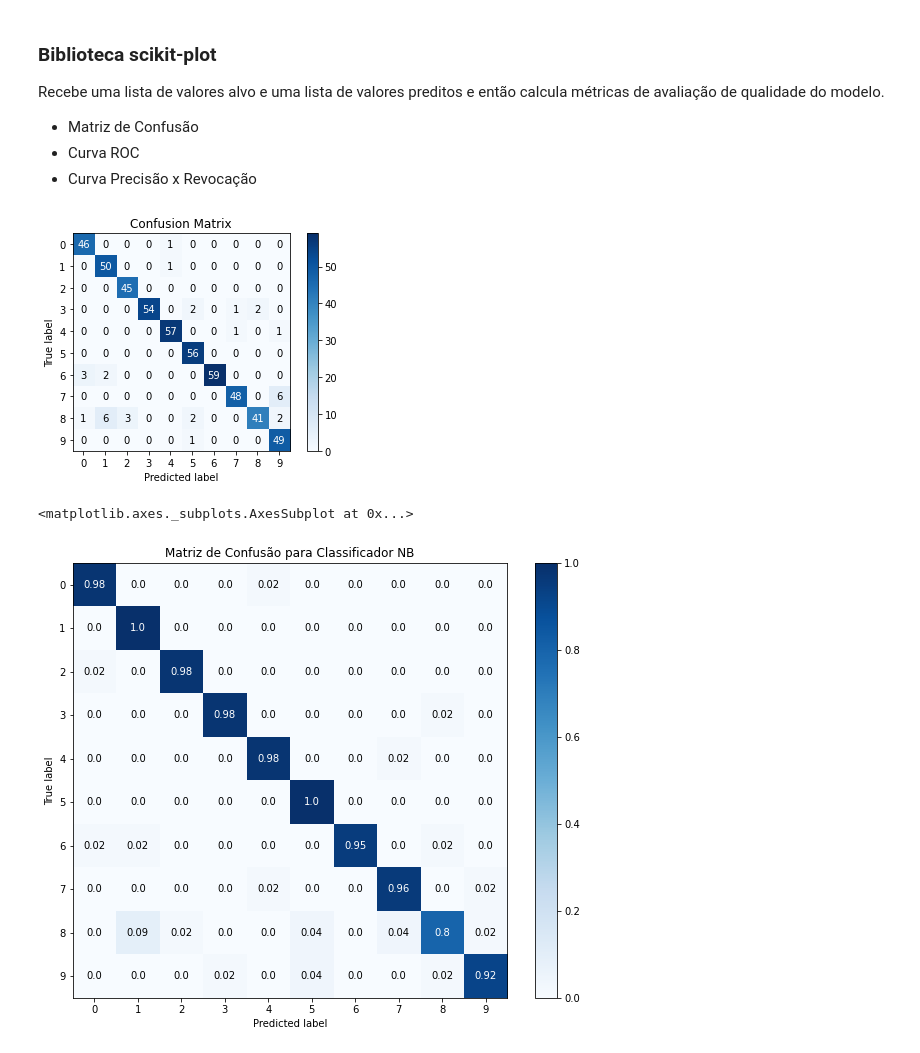
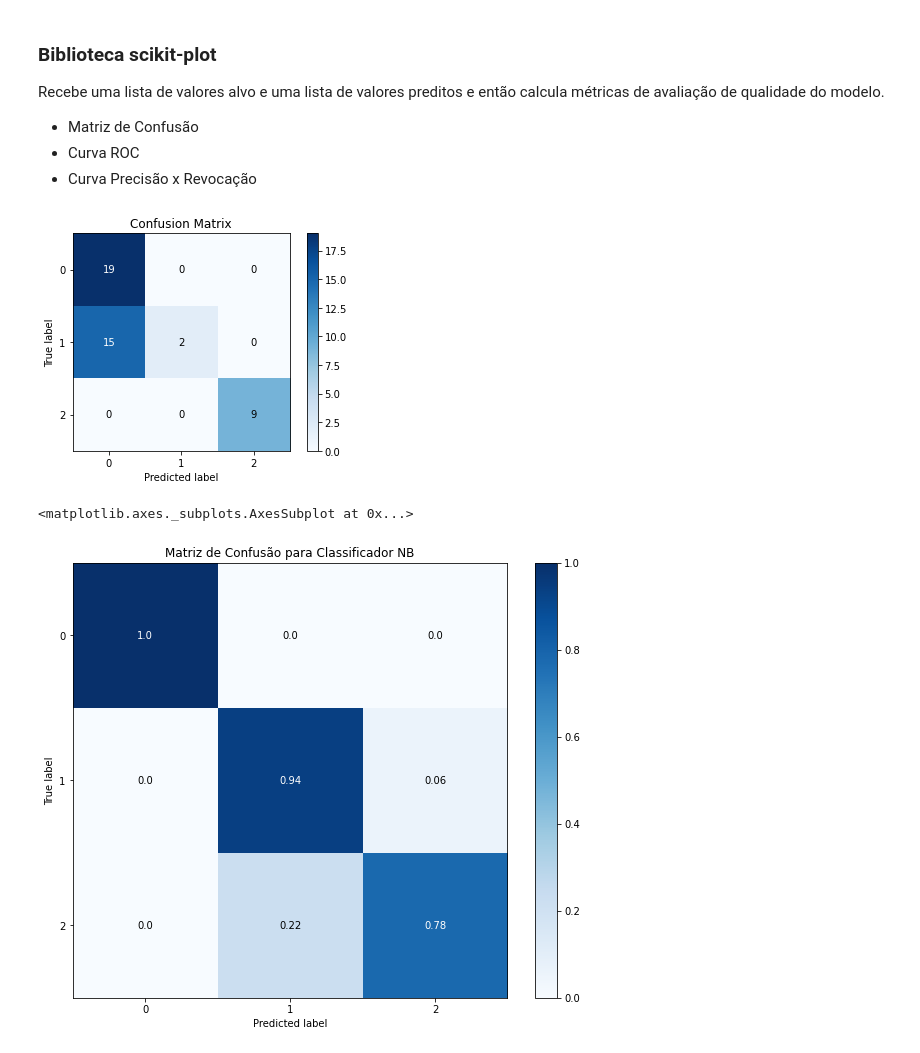
Before and after one commit to H2IA/escola-de-verao-2021, a Jupyter notebook: notebooks/colab/Métricas.ipynb, the cells around one changed output. Saved outputs shown, nothing was run; the diff lists cells and outputs as text; code cells hidden in the pictures.

```diff
--- a/notebooks/colab/Métricas.ipynb
+++ b/notebooks/colab/Métricas.ipynb
@@ -146,11 +135,11 @@ Perceptron(alpha=0.0001, class_weight=None, early_stopping=False, eta0=1.0,
            penalty=None, random_state=0, shuffle=True, tol=0.001,
            validation_fraction=0.1, verbose=0, warm_start=False)
 # %%
-from sklearn.datasets import load_digits
+from sklearn.datasets import load_iris
 from sklearn.linear_model import Perceptron
 from sklearn.model_selection import train_test_split
 
-X, y = load_digits(return_X_y=True)
+X, y = load_iris(return_X_y=True)
 X_treino, X_teste, y_treino, y_teste = train_test_split(X, y, test_size=0.30)
 clf = Perceptron()
 clf.fit(X_treino, y_treino)
@@ -216,25 +191,25 @@ y_predito = clf.predict(X_teste)
 skplt.metrics.plot_confusion_matrix(y_teste, y_predito, normalize=False) #para qualquer modelo a partir dos dados esperados e preditos
 plt.show()
 # %% [output]
-[figure, old version]
+[figure, new version]
 # %%
 import scikitplot as skplt
 from sklearn.naive_bayes import GaussianNB
 
 nb = GaussianNB()
 nb = nb.fit(X_treino, y_treino)
-y_predito = rf.predict(X_teste)
+y_predito = nb.predict(X_teste)
 
 skplt.metrics.plot_confusion_matrix(
  y_teste,
  y_predito,
  normalize=True,
  title="Matriz de Confusão para Classificador NB",
  figsize=(10, 8)
 )
 # %% [output]
 <matplotlib.axes._subplots.AxesSubplot at 0x...>
-[figure, old version]
+[figure, new version]
 # %%
 import scikitplot as skplt
 from sklearn.naive_bayes import GaussianNB
```
Also changed, not shown: parts of 8 cells of this notebook.
